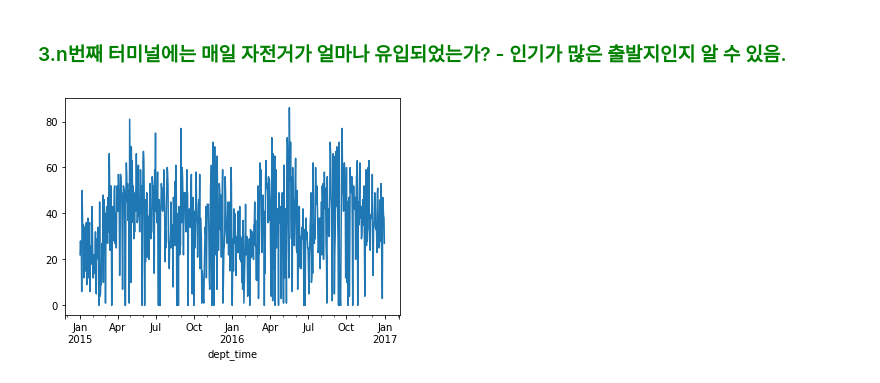
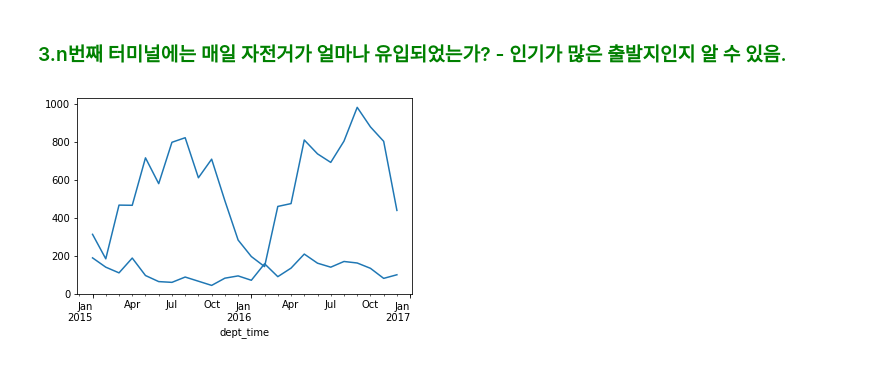
Before and after one commit to jaepil-choi/bikes, a Jupyter notebook: nubija_merge.ipynb, the cells around one changed output. Drawn from its saved outputs; the diff is of its cells as text; code cells hidden in the pictures.

```diff
--- a/nubija_merge.ipynb
+++ b/nubija_merge.ipynb
@@ -696,6 +715,8 @@ df = pd.concat(bike_groups)
 # 지희가 df 달라고 해서 여기서 뽑아 줌.
 
 df.to_pickle("bikes_all.p")
+# %%
+df = pd.read_pickle("bikes_all.p")
 # %%
 df = df[df.moved==True]
 # %%
@@ -703,4 +724,4 @@ terminals = df.groupby("dept_terminal")
 # %%
 terminal_groups = [terminals.get_group(x) for x in terminals.groups]
 # %%
-test = terminal_groups[1].copy(deep=True)
+test1 = terminal_groups[2].copy(deep=True)
@@ -709,6 +728,16 @@ test.index = test.dept_time
-# %%
-test2 = test.moved.resample('D').sum()
-test2.plot()
-plt.show()
-# %% [output]
-[figure, removed]
+# %%
+test2 = terminal_groups[10].copy(deep=True)
+# %%
+test1.index = test1.dept_time
+test2.index = test2.dept_time
+# %%
+test1 = test1.moved.resample('M').sum()
+
+test1.plot(subplots = True)
+
+test2 = test2.moved.resample('M').sum()
+test2.plot(subplots = True)
+
+plt.show()
+# %% [output]
+[figure, added]
```
Also changed, not shown: parts of 7 cells of this notebook.
